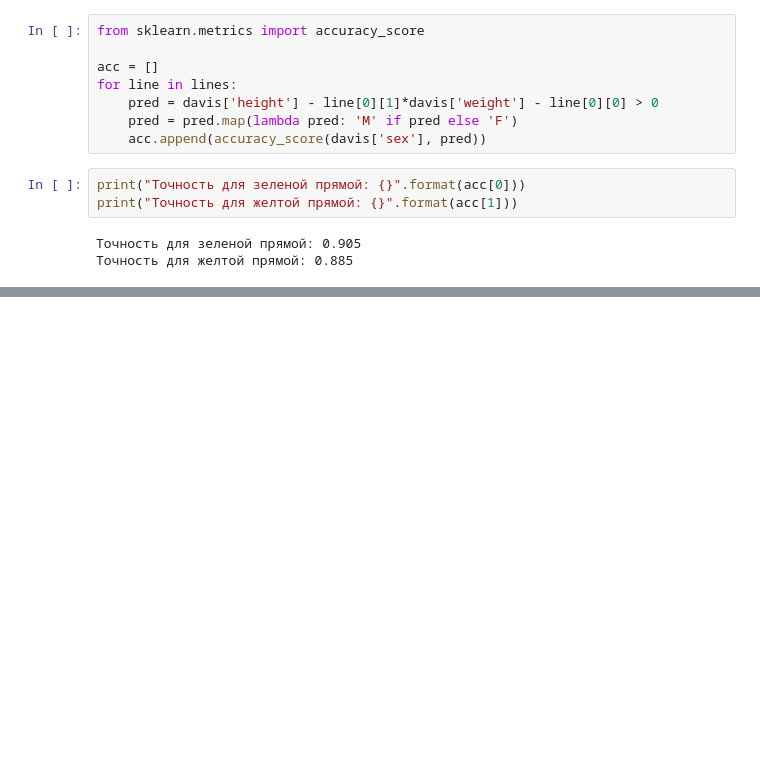
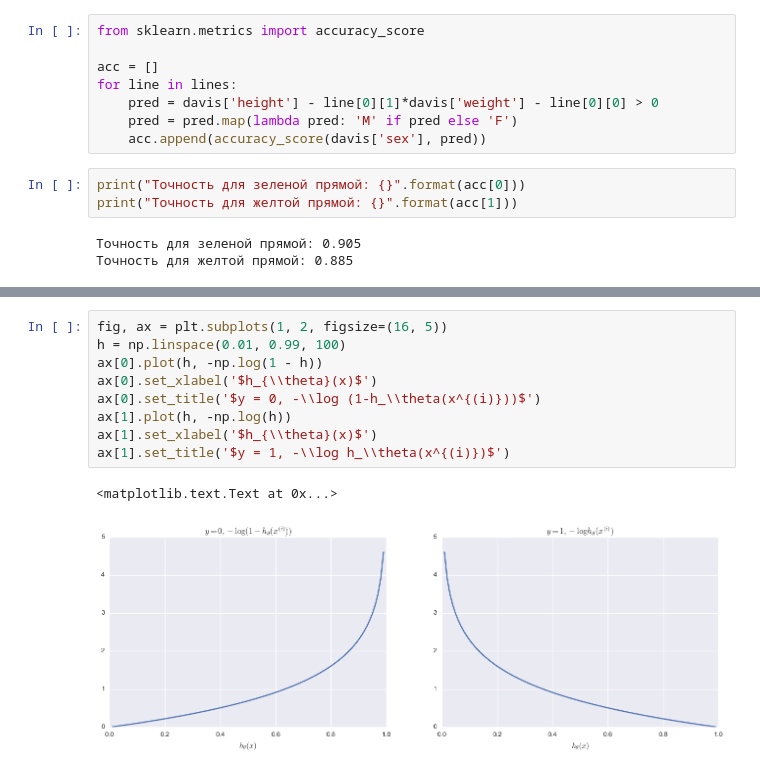
Before and after one commit to sdukshis/ml-intro, a Jupyter notebook: notebooks/LogisticRegression.ipynb, the cells around one changed output, grey strips where cells are left out. Drawn from its saved outputs; the diff is of its cells as text; blank space fills up the shorter version.

```diff
--- a/notebooks/LogisticRegression.ipynb
+++ b/notebooks/LogisticRegression.ipynb
@@ -125,0 +223,12 @@ $$
+# %%
+fig, ax = plt.subplots(1, 2, figsize=(16, 5))
+h = np.linspace(0.01, 0.99, 100)
+ax[0].plot(h, -np.log(1 - h))
+ax[0].set_xlabel('$h_{\\theta}(x)$')
+ax[0].set_title('$y = 0, -\\log (1-h_\\theta(x^{(i)}))$')
+ax[1].plot(h, -np.log(h))
+ax[1].set_xlabel('$h_{\\theta}(x)$')
+ax[1].set_title('$y = 1, -\\log h_\\theta(x^{(i)})$')
+# %% [output]
+<matplotlib.text.Text at 0x...>
+[figure, added]
```
Also changed, not shown: parts of 43 cells of this notebook.
